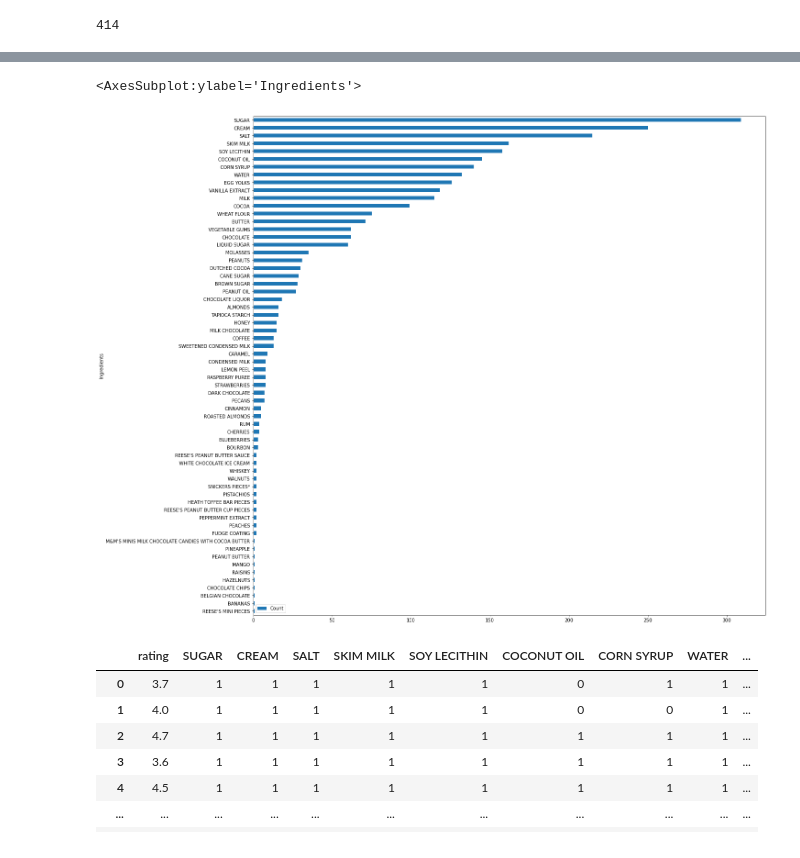
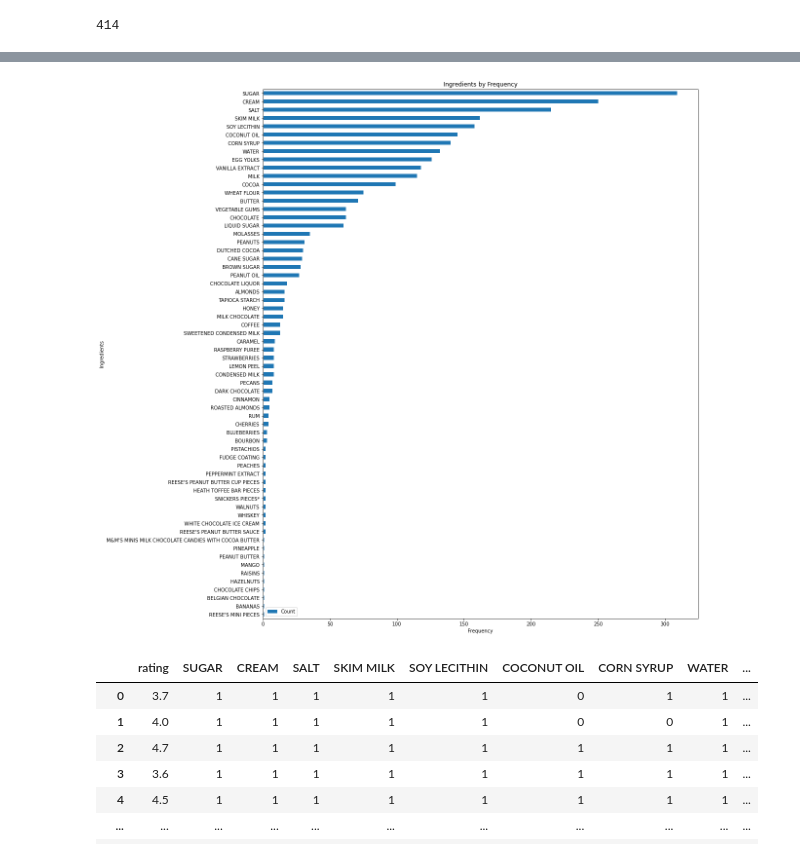
Before and after one commit to Fhern1954/Final-Project---fantastic-4, a Jupyter notebook: products.ipynb, the cells around one changed output, grey strips where cells are left out. Drawn from its saved outputs; the diff is of its cells as text; code cells hidden in the pictures.

```diff
--- a/products.ipynb
+++ b/products.ipynb
@@ -121,11 +108,14 @@ final_ingredients_df
 # %%
 # final_ingredients_df.plot.barh(x='Ingredients',y='Count',figsize=(20, 16),ascending=False)
 # df.plot.bar(x='lab', y='val', rot=0)
 final_ingredients_df=final_ingredients_df.sort_values(by=['Count'], ascending=True)
-final_ingredients_df.plot.barh(x='Ingredients',y='Count', figsize=(20,20))
+final_ingredients_df.plot.barh(x='Ingredients',y='Count', figsize=(16,20))
+plt.xlabel("Frequency")
+plt.ylabel("Ingredients")
+plt.title("Ingredients by Frequency")
+plt.savefig("Data/ingredients_frequency.png")
 # %% [output]
-<AxesSubplot:ylabel='Ingredients'>
-[figure, old version]
+[figure, new version]
 # %%
 model = "Data/final_model.csv"
 model_df = pd.read_csv(model)
```
Also changed, not shown: parts of 5 cells of this notebook, 8 other files.
